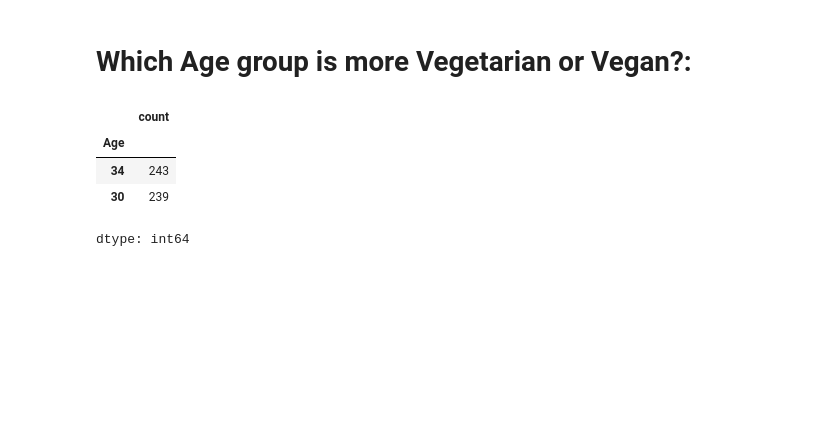
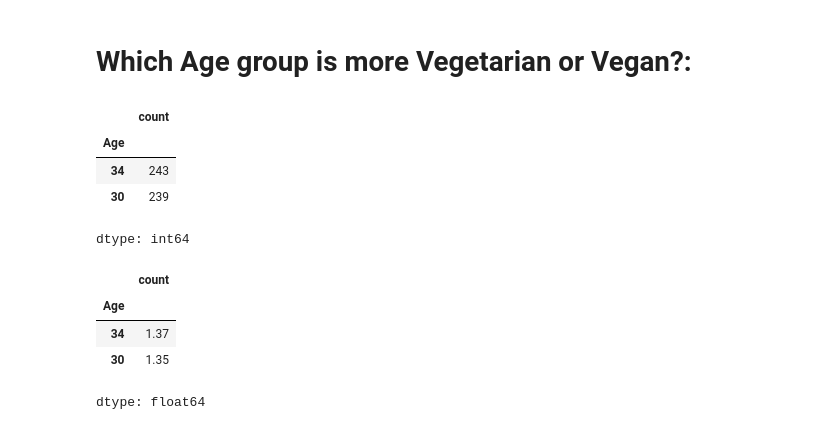
Before and after one commit to nanaaries313/Portfolio, a Jupyter notebook: India_Impact.ipynb, the cells around one changed output. Drawn from its saved outputs; the diff is of its cells as text; code cells hidden in the pictures; blank space fills up the shorter version.

```diff
--- a/India_Impact.ipynb
+++ b/India_Impact.ipynb
@@ -140,3 +142,11 @@ India[ (India['Diet_Type'] == 'Vegetarian') | (India['Diet_Type'] == 'Vegan') ][
 | 34 | 243 |
 | 30 | 239 |
 dtype: int64
+# %%
+((India[ (India['Diet_Type'] == 'Vegetarian') | (India['Diet_Type'] == 'Vegan') ]['Age'].value_counts()/India.loc[:,'Age'].shape[0])*100).round (2). head(2)
+# %% [output]
+|  | count |
+| Age |  |
+| 34 | 1.37 |
+| 30 | 1.35 |
+dtype: float64
```
Also changed, not shown: parts of 2 cells of this notebook.
